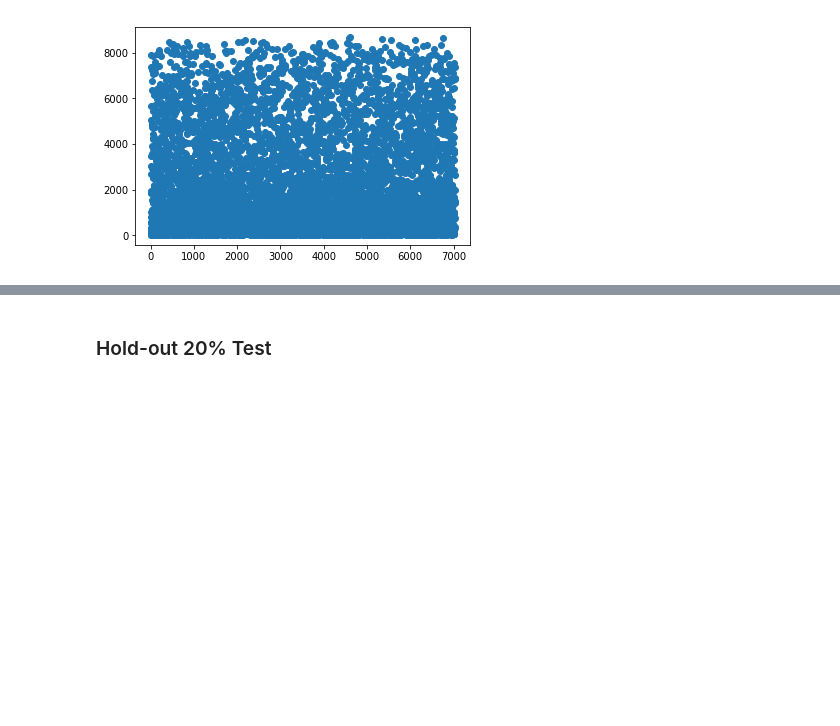
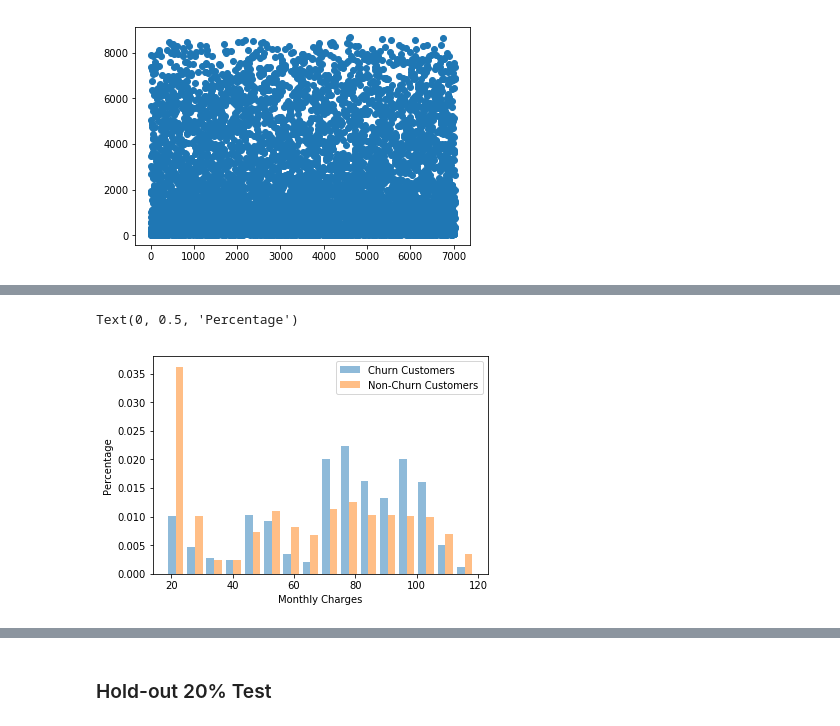
Before and after one commit to ctc316/telco-customer-churn, a Jupyter notebook: telco-customer-churn.ipynb, the cells around one changed output, grey strips where cells are left out. Saved outputs shown, nothing was run; the diff lists cells and outputs as text; code cells hidden in the pictures; blank space fills up the shorter version.

```diff
--- a/telco-customer-churn.ipynb
+++ b/telco-customer-churn.ipynb
@@ -229,0 +286,8 @@ plt.scatter(x=range(len(train_X_num)), y=train_X_num['TotalCharges'])
+# %%
+plt.hist([churn['MonthlyCharges'],non_churn['MonthlyCharges']], bins=(int(non_churn['MonthlyCharges'].max()/7)), density=True, alpha=0.5, label=names)
+plt.legend(loc='upper right')
+plt.xlabel('Monthly Charges')
+plt.ylabel('Percentage')
+# %% [output]
+Text(0, 0.5, 'Percentage')
+[figure, added]
```
Also changed, not shown: parts of 8 cells of this notebook.
